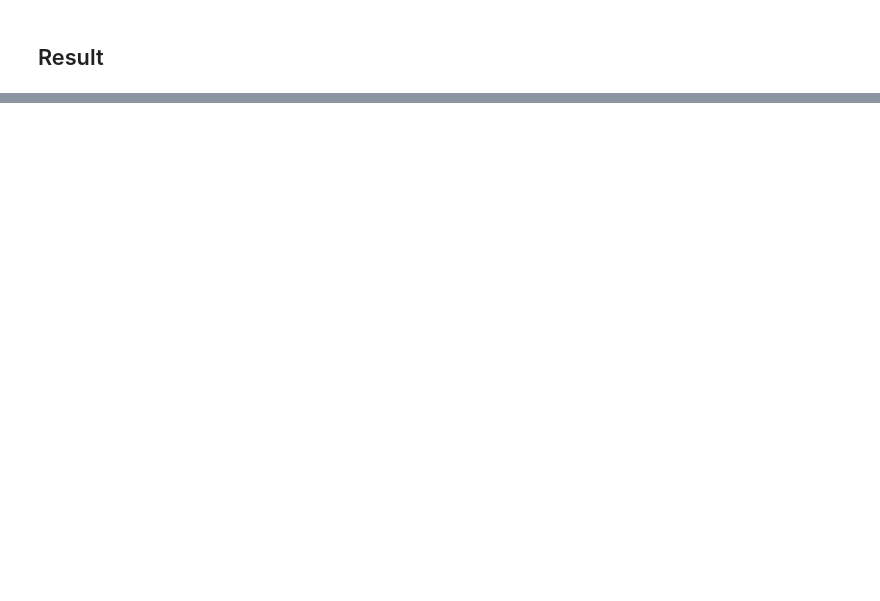
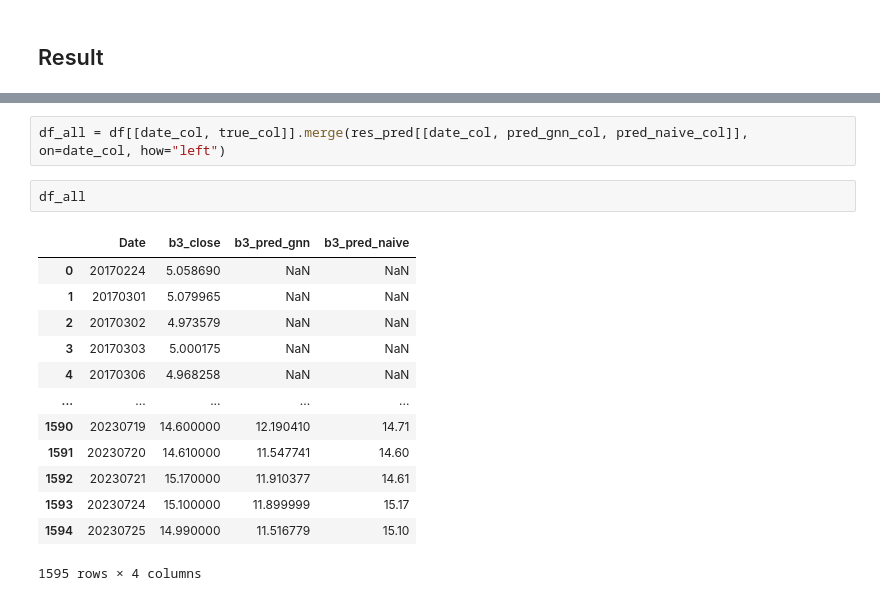
Before and after one commit to valentincthrn/StockMarketGNN, a Jupyter notebook: src/poc.ipynb, the cells around one changed output, grey strips where cells are left out. Saved outputs shown, nothing was run; the diff lists cells and outputs as text; blank space fills up the shorter version.

```diff
--- a/src/poc.ipynb
+++ b/src/poc.ipynb
@@ -329,0 +305,18 @@ batch = geom_data.Batch.from_data_list(data_list)
+# %%
+df_all = df[[date_col, true_col]].merge(res_pred[[date_col, pred_gnn_col, pred_naive_col]], on=date_col, how="left")
+# %%
+df_all
+# %% [output]
+|  | Date | b3_close | b3_pred_gnn | b3_pred_naive |
+| 0 | 20170224 | 5.058690 | NaN | NaN |
+| 1 | 20170301 | 5.079965 | NaN | NaN |
+| 2 | 20170302 | 4.973579 | NaN | NaN |
+| 3 | 20170303 | 5.000175 | NaN | NaN |
+| 4 | 20170306 | 4.968258 | NaN | NaN |
+| ... | ... | ... | ... | ... |
+| 1590 | 20230719 | 14.600000 | 12.190410 | 14.71 |
+| 1591 | 20230720 | 14.610000 | 11.547741 | 14.60 |
+| 1592 | 20230721 | 15.170000 | 11.910377 | 14.61 |
+| 1593 | 20230724 | 15.100000 | 11.899999 | 15.17 |
+| 1594 | 20230725 | 14.990000 | 11.516779 | 15.10 |
+1595 rows × 4 columns
```
Also changed, not shown: parts of 11 cells of this notebook.
